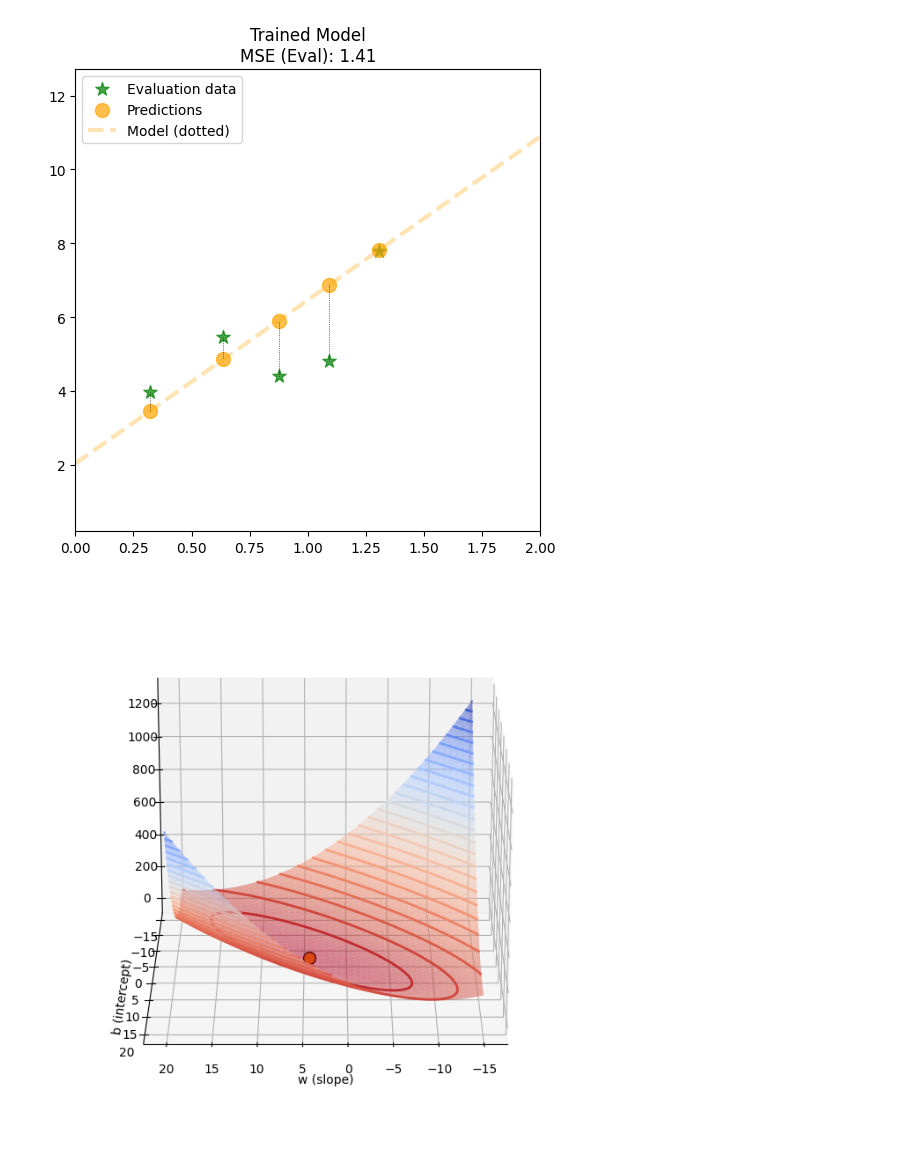
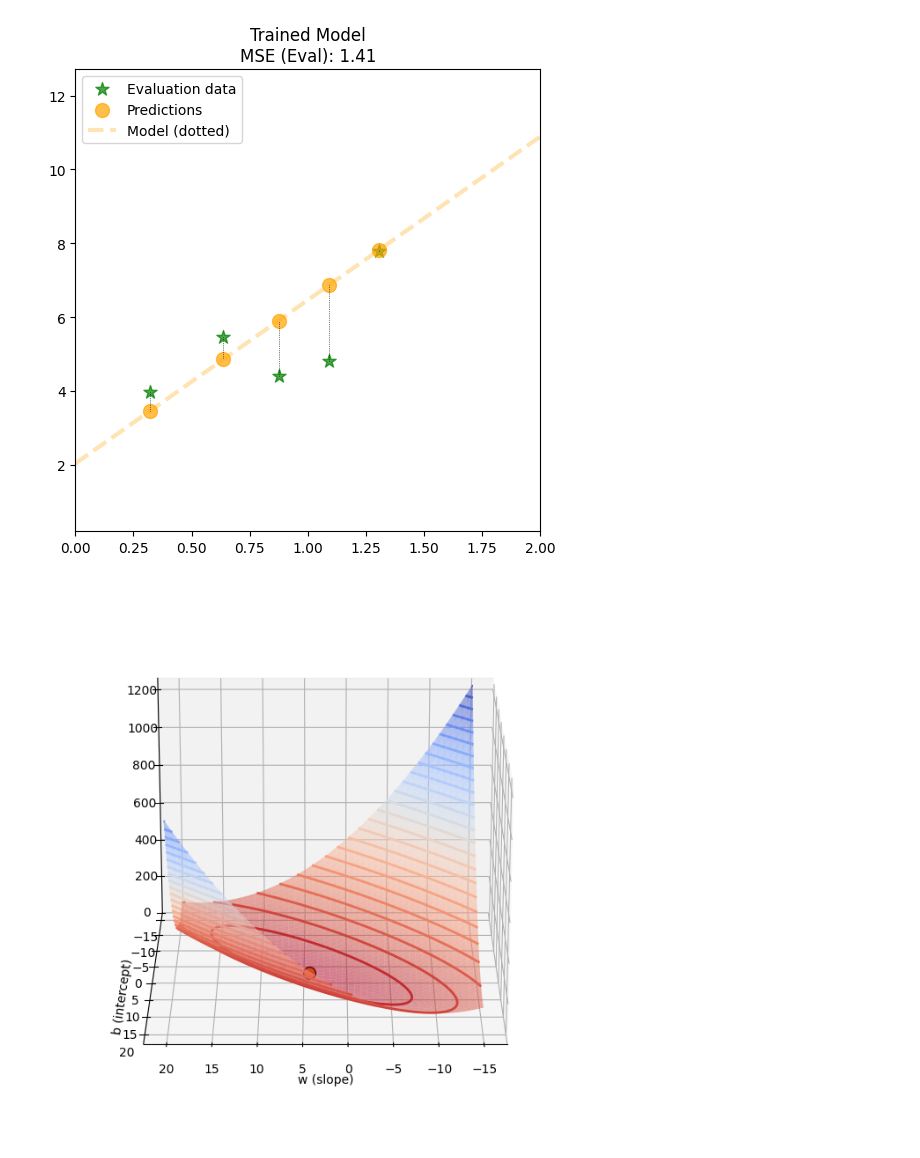
Before and after one commit to takeshi-teshima/lecture-supplement-material, a Jupyter notebook: Introduction-to-AI/01_02_simple_linear_ols_regression.ipynb, the cells around one changed output. Saved outputs shown, nothing was run; the diff lists cells and outputs as text; code cells hidden in the pictures.

```diff
--- a/Introduction-to-AI/01_02_simple_linear_ols_regression.ipynb
+++ b/Introduction-to-AI/01_02_simple_linear_ols_regression.ipynb
@@ -168,31 +168,32 @@ for i in range(len(w_range)):
         y_pred = w * X_train + b
         Z[j, i] = np.mean((y_train - y_pred) ** 2)
 
 # Create 3D surface plot
 fig = plt.figure(figsize=(10, 8))
 ax = fig.add_subplot(111, projection='3d')
 
 # Plot the surface with custom colors
 surface = ax.plot_surface(W, B, Z, cmap='coolwarm_r', alpha=0.5, edgecolor='none')
 
 # Add contour lines with custom colors
 contours = ax.contour3D(W, B, Z, levels=30, cmap='coolwarm_r', linewidths=2)
 
 # Mark the optimal point (trained model parameters)
 optimal_w = float(trained_model.coef_[0][0])
 optimal_b = float(trained_model.intercept_)
 optimal_mse = calculate_mse(y_train, trained_model.predict(X_train))
 
 ax.scatter(optimal_w, optimal_b, optimal_mse, color=color_palette["dark_orange"], s=100, label='Optimal Point', edgecolors='k', linewidths=1)
 
 # Adjust view distance and angle
 ax.view_init(elev=20, azim=90)
 ax.dist = 12
 
 # Labels and title
+ax.set_zlim(0, Z.max() * 1)
 ax.set_xlabel('w (slope)', labelpad=0)
 ax.set_ylabel('b (intercept)', labelpad=0)
 
 plt.show()
 # %% [output]
-[figure, old version]
+[figure, new version]
```
